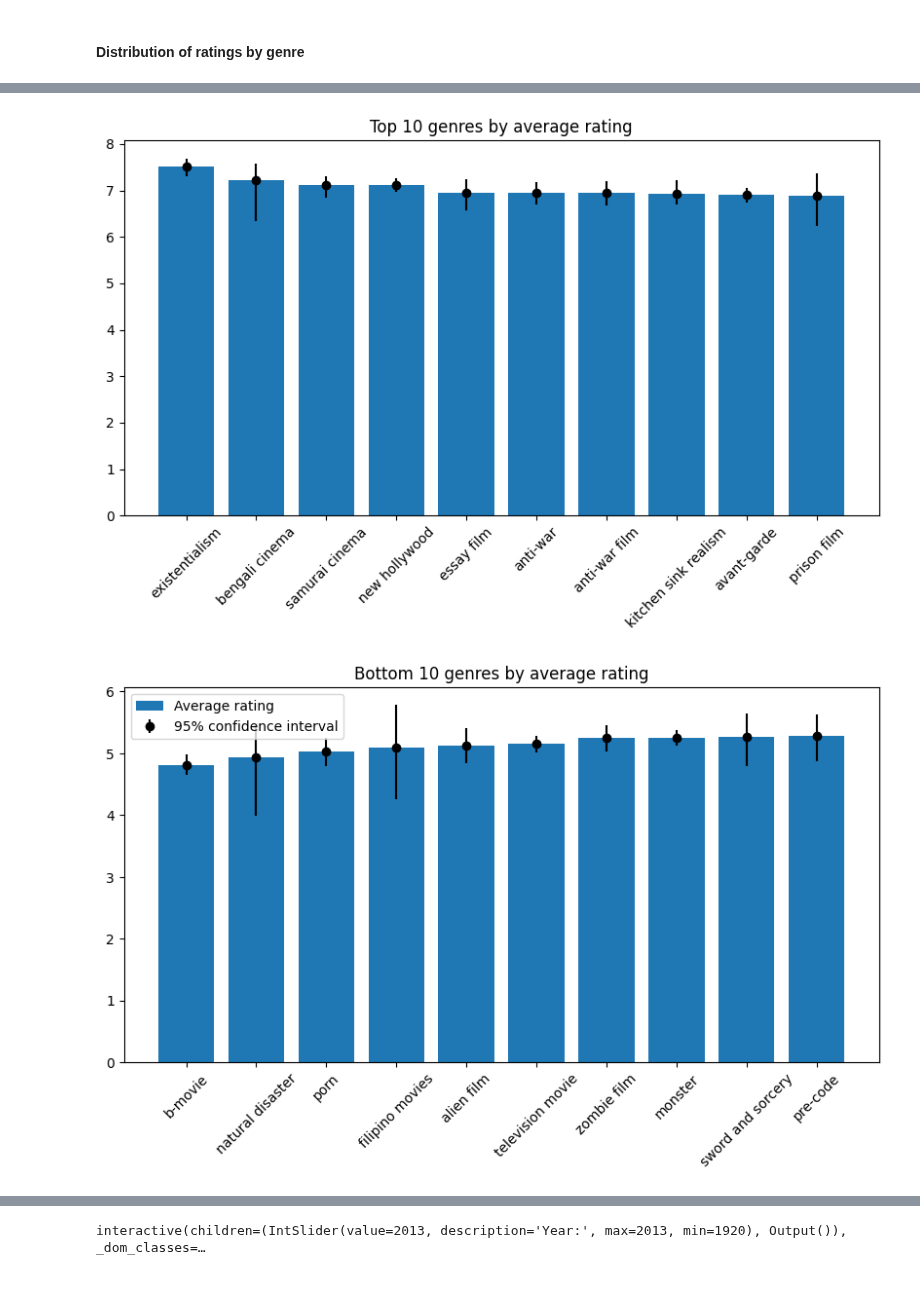
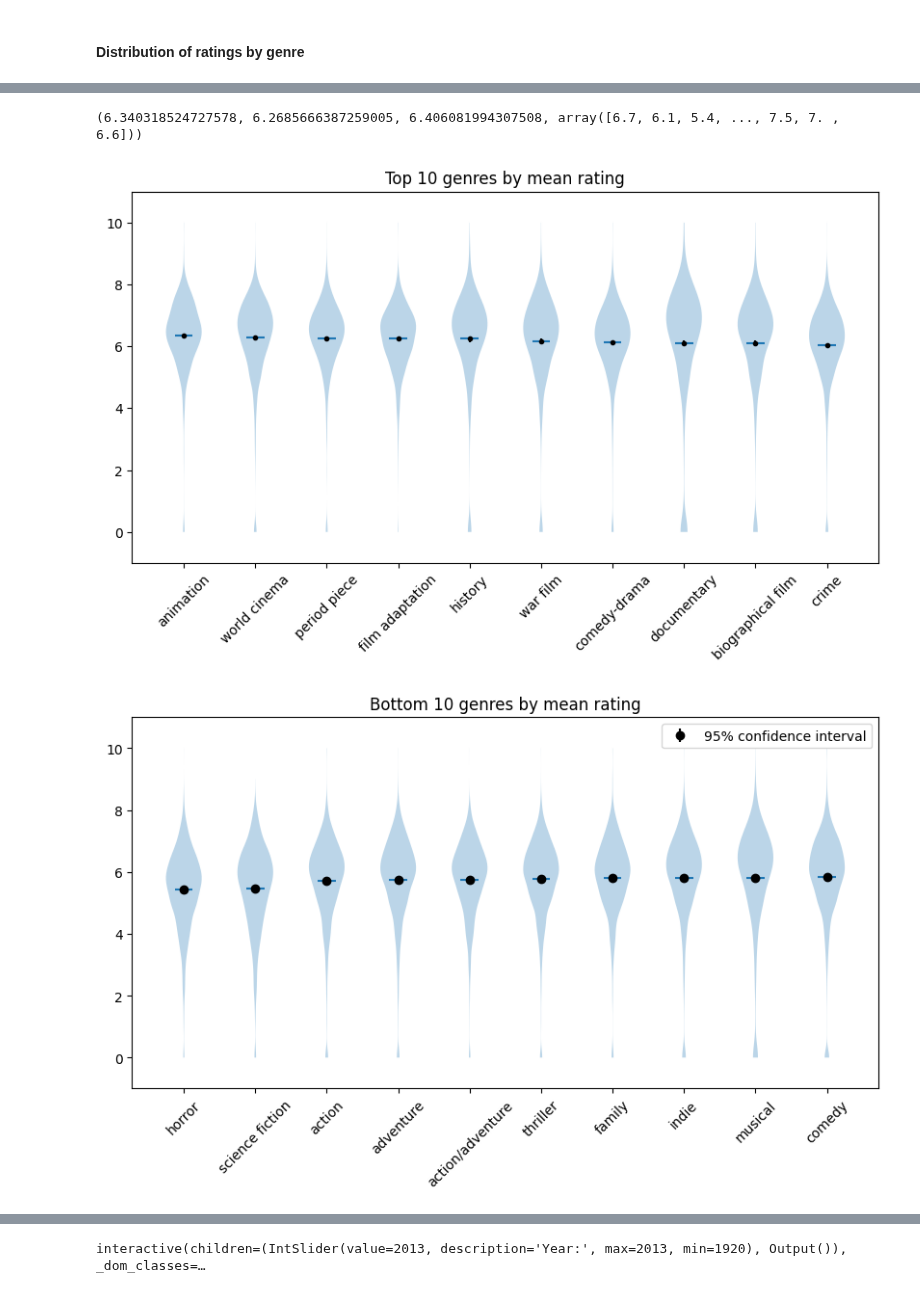
Before and after one commit to epfl-ada/ada-2022-project-adamax, a Jupyter notebook: src/initial_analysis.ipynb, the cells around one changed output, grey strips where cells are left out. Drawn from its saved outputs; the diff is of its cells as text; code cells hidden in the pictures.

```diff
--- a/src/initial_analysis.ipynb
+++ b/src/initial_analysis.ipynb
@@ -226,35 +227,45 @@ for genre in all_genres:
 genre_rates = dict()
 for genre in all_genres:
     g_rates = df_movies[df_movies[f"is_{genre}"]]["vote_average"].values
-    if len(g_rates) < 10:
+    if len(g_rates) < 1000:
         continue
     ci = bootstrap([g_rates], statistic=np.mean, n_resamples=1000).confidence_interval
-    genre_rates[genre] = np.mean(g_rates), ci.low, ci.high
+    genre_rates[genre] = np.mean(g_rates), ci.low, ci.high, g_rates
+# %%
+print(genre_rates["animation"])
+# %% [output]
+(6.340318524727578, 6.2685666387259005, 6.406081994307508, array([6.7, 6.1, 5.4, ..., 7.5, 7. , 6.6]))
 # %%
 # Plot the top 10 genres
 top10 = sorted(genre_rates.items(), key=lambda x: x[1][0], reverse=True)[:10]
 
 plt.figure(figsize=(10, 5))
-plt.bar([x[0] for x in top10], [x[1][0] for x in top10])
-plt.errorbar([x[0] for x in top10], [x[1][0] for x in top10], yerr=[[x[1][0]-x[1][1] for x in top10], [x[1][2]-x[1][0] for x in top10]], fmt='o', color='black')
+plt.violinplot([x[1][3] for x in top10], showmeans=True, showextrema=False)
+plt.xticks([1, 2, 3, 4, 5, 6, 7, 8, 9, 10], [x[0] for x in top10])
+# plt.bar([x[0] for x in top10], [x[1][0] for x in top10])
+plt.errorbar(list(range(1, 11)), [x[1][0] for x in top10], yerr=[[x[1][0]-x[1][1] for x in top10], [x[1][2]-x[1][0] for x in top10]], fmt='.', color='black')
 plt.xticks(rotation=45)
-plt.title("Top 10 genres by average rating")
+plt.ylim(-1, 11)
+plt.title("Top 10 genres by mean rating")
 plt.show()
 # %% [output]
-[figure, old version]
+[figure, new version]
 # %%
 # Plot the bottom 10 genres
 bottom10 = sorted(genre_rates.items(), key=lambda x: x[1][0], reverse=False)[:10]
 
 plt.figure(figsize=(10, 5))
-plt.bar([x[0] for x in bottom10], [x[1][0] for x in bottom10], label="Average rating")
-plt.errorbar([x[0] for x in bottom10], [x[1][0] for x in bottom10], yerr=[[x[1][0]-x[1][1] for x in bottom10], [x[1][2]-x[1][0] for x in bottom10]], fmt='o', color='black', label="95% confidence interval")
+plt.violinplot([x[1][3] for x in bottom10], showmeans=True, showextrema=False)
+plt.xticks([1, 2, 3, 4, 5, 6, 7, 8, 9, 10], [x[0] for x in bottom10])
+# plt.bar([x[0] for x in bottom10], [x[1][0] for x in bottom10], label="Average rating")
+plt.errorbar(list(range(1, 11)), [x[1][0] for x in bottom10], yerr=[[x[1][0]-x[1][1] for x in bottom10], [x[1][2]-x[1][0] for x in bottom10]], fmt='o', color='black', label="95% confidence interval")
 plt.xticks(rotation=45)
-plt.title("Bottom 10 genres by average rating")
+plt.ylim(-1, 11)
+plt.title("Bottom 10 genres by mean rating")
 plt.legend()
 plt.show()
 # %% [output]
-[figure, old version]
+[figure, new version]
 # %%
 # Genre rating by year
 genre_rates_by_year = dict()
```
Also changed, not shown: parts of 17 cells of this notebook.
